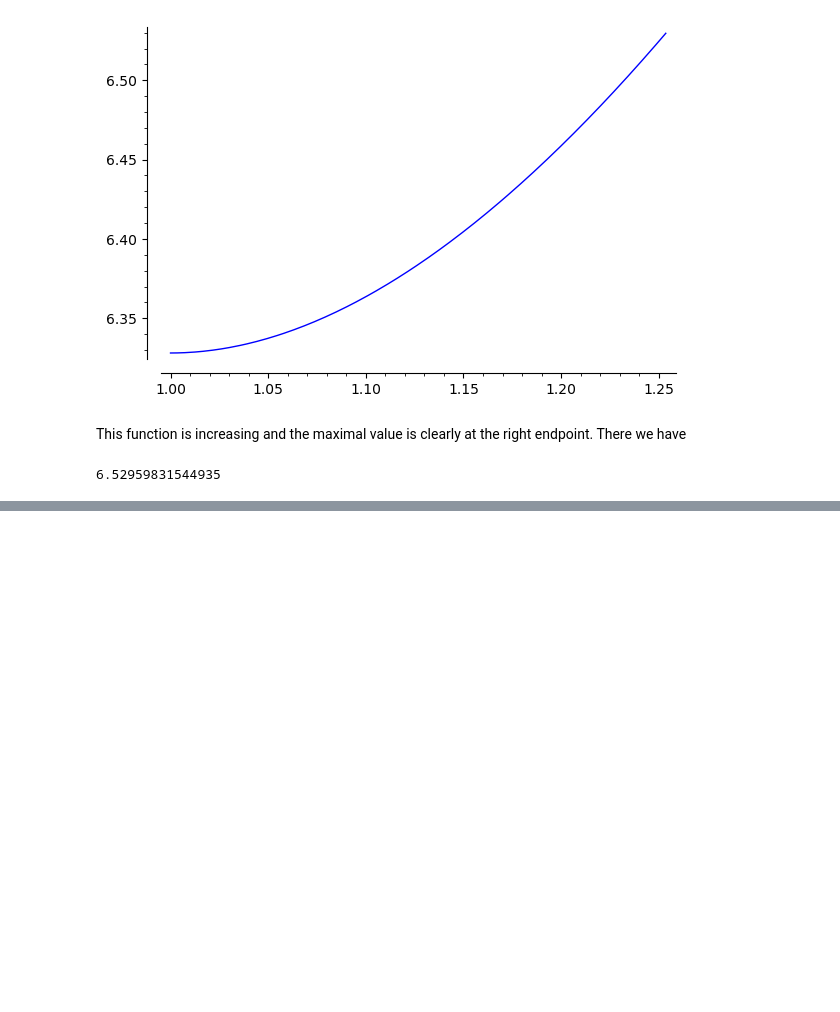
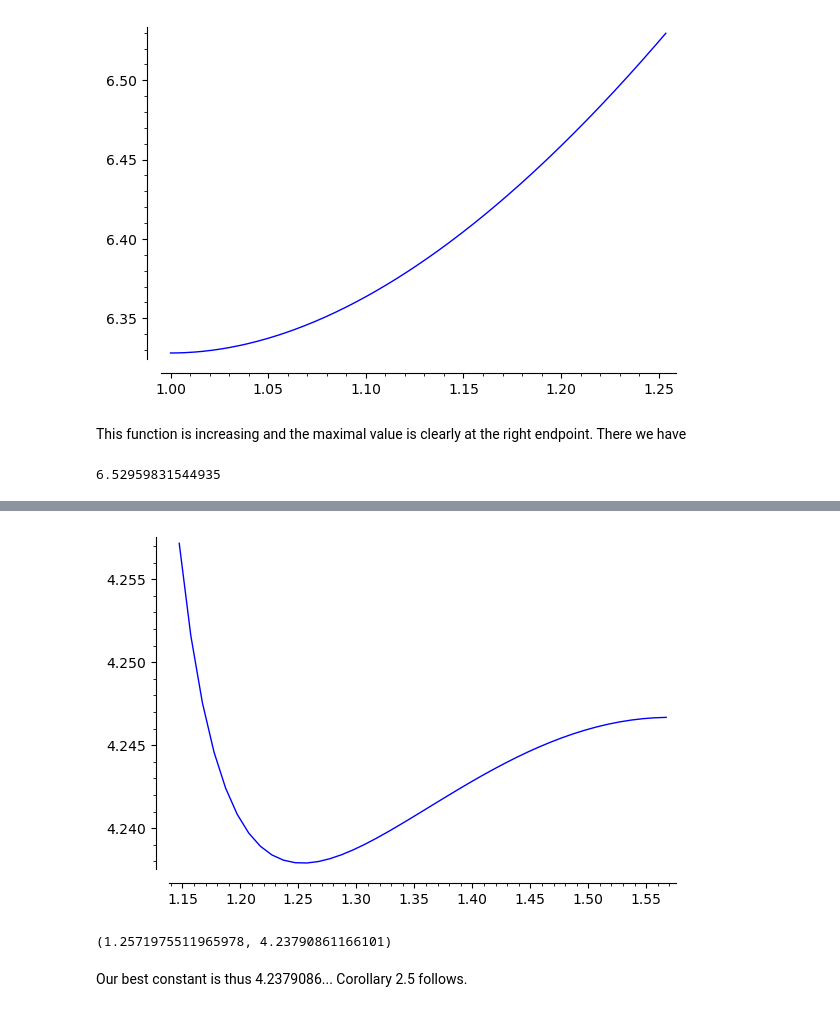
Before and after one commit to florianbreuer/ModularPolynomials, a Jupyter notebook: HeightsModPoly.ipynb, the cells around one changed output, grey strips where cells are left out. Saved outputs shown, nothing was run; the diff lists cells and outputs as text; code cells hidden in the pictures; blank space fills up the shorter version.

```diff
--- a/HeightsModPoly.ipynb
+++ b/HeightsModPoly.ipynb
@@ -371,0 +461,20 @@ for $\tau=iy$ and $j(\tau)\in[1728, 3456]$.
+# %%
+const_list = [(t, real_part(new_const(t))) for t in arange(numerical_approx(pi/3)+0.1, numerical_approx(pi/2), 0.01)]
+
+list_plot(const_list, plotjoined=True)
+# %% [output]
+[figure, added]
+# %%
+min_t = 1.15
+min_c = 5
+
+for (t, const) in const_list:
+    if const < min_c:
+        min_c = const
+        min_t = t
+
+(min_t, min_c)
+# %% [output]
+(1.2571975511965978, 4.23790861166101)
+# %% [markdown]
+Our best constant is thus 4.2379086... Corollary 2.5 follows.
```
Also changed, not shown: parts of 8 cells of this notebook.
